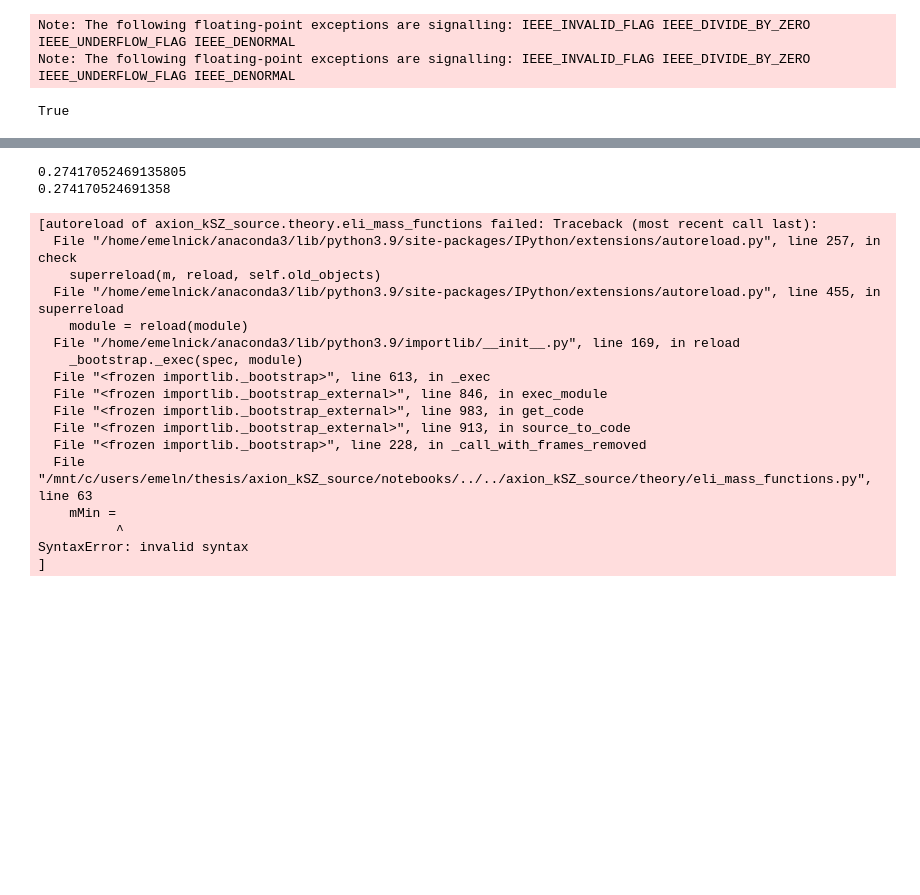
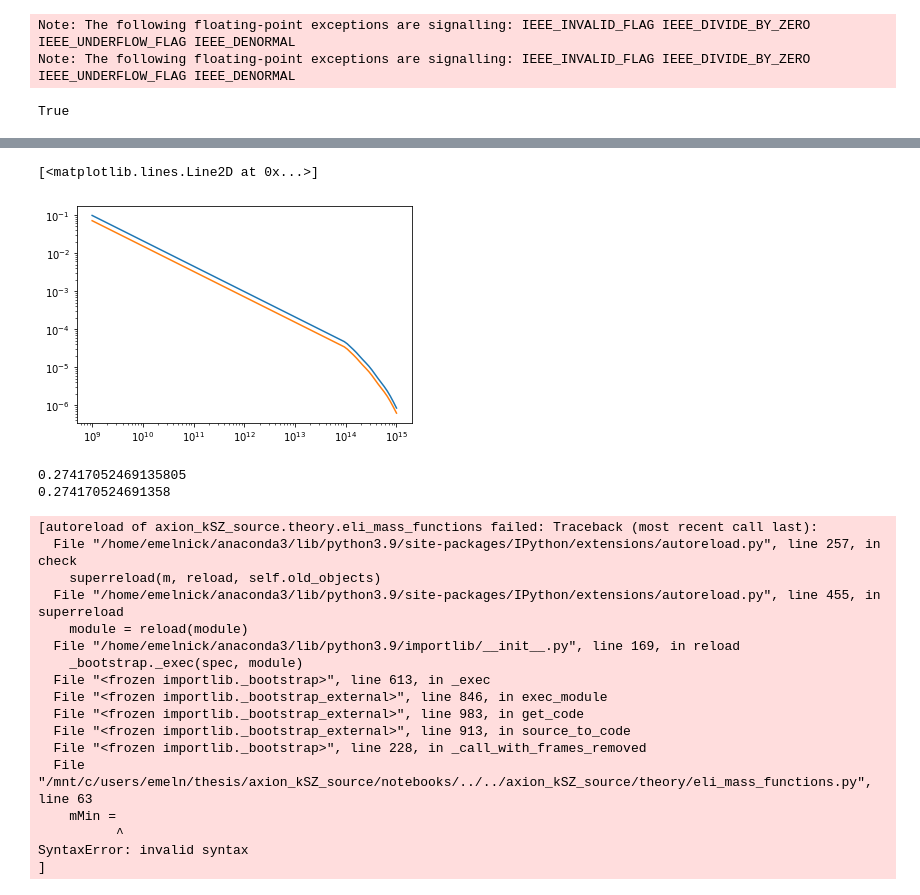
Before and after one commit to emeln/Thesis, a Jupyter notebook: axion_kSZ_source/notebooks/testing_sigma_gerrit.ipynb, the cells around one changed output, grey strips where cells are left out. Saved outputs shown, nothing was run; the diff lists cells and outputs as text; code cells hidden in the pictures; blank space fills up the shorter version.

```diff
--- a/axion_kSZ_source/notebooks/testing_sigma_gerrit.ipynb
+++ b/axion_kSZ_source/notebooks/testing_sigma_gerrit.ipynb
@@ -91,3 +94,6 @@ window="sharp_k"
 # %%
 sigmaInt = SigmaInterpolator(cosmoDefault, lin_power, growth, 1e14, 1e16, z_vals, intHelper, Nr=1024, window_function=window)
 sigmaInt.compute(1e-4, 1e3)
+# %%
+sigmaInt2 = SigmaInterpolator(cosmoDefault2, lin2_power, growth2, 1e14, 1e16, z_vals, intHelper, Nr=1024, window_function=window)
+sigmaInt2.compute(1e-4, 1e3)
@@ -114,3 +148,13 @@ m_vals = np.logspace(14,16,100)
+# %%
+eli_mass_function = EliMassFunction(cosmoDefault, sigmaInt)
+eli_mass_function_axion = EliMassFunction(cosmoDefault2, sigmaInt2)
+m_vals = np.logspace(9,15,100)
+z = 0
+plt.loglog(m_vals,eli_mass_function(m_vals,z))
+plt.loglog(m_vals,eli_mass_function_axion(m_vals,z))
+# %% [output]
+[<matplotlib.lines.Line2D at 0x...>]
+[figure, added]
 # %%
 # Replace PressSchechter w/ copy off PressSchecter & make that work, then replace with bubble mass function
 
```
Also changed, not shown: parts of 13 cells of this notebook, 16 other files.
